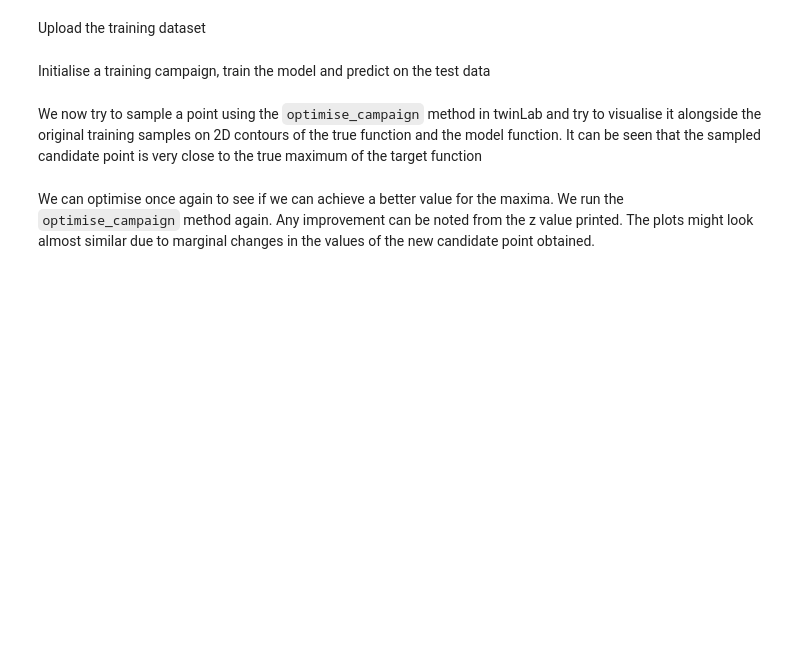
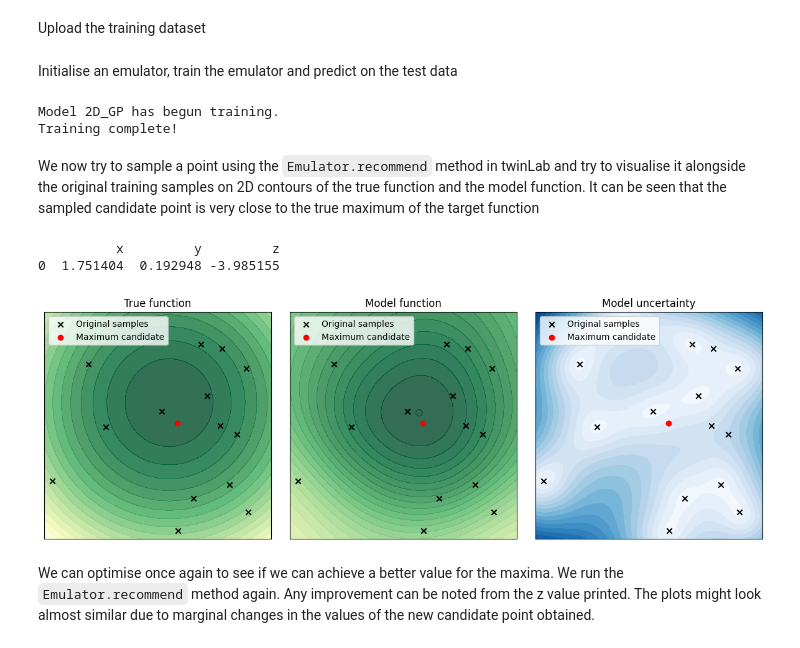
Before and after one commit to digiLab-ai/twinLab-Tutorials, a Jupyter notebook: !18-bayesian_optimisation.ipynb, the cells around one changed output. Saved outputs shown, nothing was run; the diff lists cells and outputs as text; code cells hidden in the pictures; blank space fills up the shorter version.

```diff
--- a/!18-bayesian_optimisation.ipynb
+++ b/!18-bayesian_optimisation.ipynb
@@ -262,7 +292,10 @@ Upload the training dataset
 # Define the name of the dataset
 dataset_id = "2D_Data"
 
+# Initialise a Dataset object
+dataset = tl.Dataset(id=dataset_id)
+
 # Upload the dataset to the cloud
-tl.upload_dataset(df_train, dataset_id, verbose=True)
+dataset.upload(df_train)
 # %% [markdown]
-Initialise a training campaign, train the model and predict on the test data
+Initialise an emulator, train the emulator and predict on the test data
@@ -285,25 +302,54 @@ y_mean, y_stdev = df_mean.values, df_stdev.values
+# %%
+# Initialise emulator
+emulator_id = "2D_GP"
+
+new_emulator = tl.Emulator(id=emulator_id)
+
+# Define the training parameters
+my_params =  tl.TrainParams(
+    dataset = dataset,
+    inputs = ['x','y'],
+    outputs = ['z'],
+)
+
+# Train the emulator
+new_emulator.train(params=my_params, verbose=True)
+
+# Inference on test data
+predictions = new_emulator.predict(df_test)
+result_df = pd.concat([predictions[0], predictions[1]], axis=1)
+df_mean, df_stdev = result_df.iloc[:,0], result_df.iloc[:,1]
+z_mean, z_stdev = df_mean.values, df_stdev.values
+# %% [output]
+Model 2D_GP has begun training.
+Training complete!
 # %% [markdown]
- We now try to sample a point using the `optimise_campaign` method in twinLab and try to visualise it alongside the original training samples on 2D contours of the true function and the model function. It can be seen that the sampled candidate point is very close to the true maximum of the target function
+ We now try to sample a point using the `Emulator.recommend` method in twinLab and try to visualise it alongside the original training samples on 2D contours of the true function and the model function. It can be seen that the sampled candidate point is very close to the true maximum of the target function
 # %%
-
-df_mean, df_stdev = tl.predict_campaign(df_test, campaign_id)
-z_mean, z_stdv = df_mean.values, df_stdev.values
+predictions = new_emulator.predict(df_test)
+result_df = pd.concat([predictions[0], predictions[1]], axis=1)
+df_mean, df_stdev = result_df.iloc[:,0], result_df.iloc[:,1]
+z_mean, z_stdev = df_mean.values, df_stdev.values
 
 x_org, y_org, z_org = df_train['x'].values, df_train['y'].values, df_train['z'].values
 
-# Get candidate points for maxima of the true function using optimise_campaign
-df_max = tl.optimise_campaign("2D_GP", num_points=1)
+# Get candidate points for maxima of the true function using Emulator.recommend
+df_max = new_emulator.recommend(num_points=1, acq_func="ExpectedImprovement")
 df_max['z'] = quadratic(df_max['x'].values, df_max['y'].values) + np.random.normal(scale=0.1, size=1)
 print(df_max)
 
 
 # Plot sample location
 plot_function(xx, yy, zz,
-                    z_mean.reshape((nmesh, nmesh)), z_stdv.reshape((nmesh, nmesh)),
+                    z_mean.reshape((nmesh, nmesh)), z_stdev.reshape((nmesh, nmesh)),
                     x_org=x_org, y_org=y_org, z_org=z_org,
                     x_max=df_max['x'].values, y_max=df_max['y'].values,
                     show_truth=True,
                     )
+# %% [output]
+          x         y         z
+0  1.751404  0.192948 -3.985155
+[figure, added]
 # %% [markdown]
-We can optimise once again to see if we can achieve a better value for the maxima. We run the `optimise_campaign` method again. Any improvement can be noted from the z value printed. The plots might look almost similar due to marginal changes in the values of the new candidate point obtained.
+We can optimise once again to see if we can achieve a better value for the maxima. We run the `Emulator.recommend` method again. Any improvement can be noted from the z value printed. The plots might look almost similar due to marginal changes in the values of the new candidate point obtained.
 # %%
```
Also changed, not shown: parts of 23 cells of this notebook, 1 other file.
